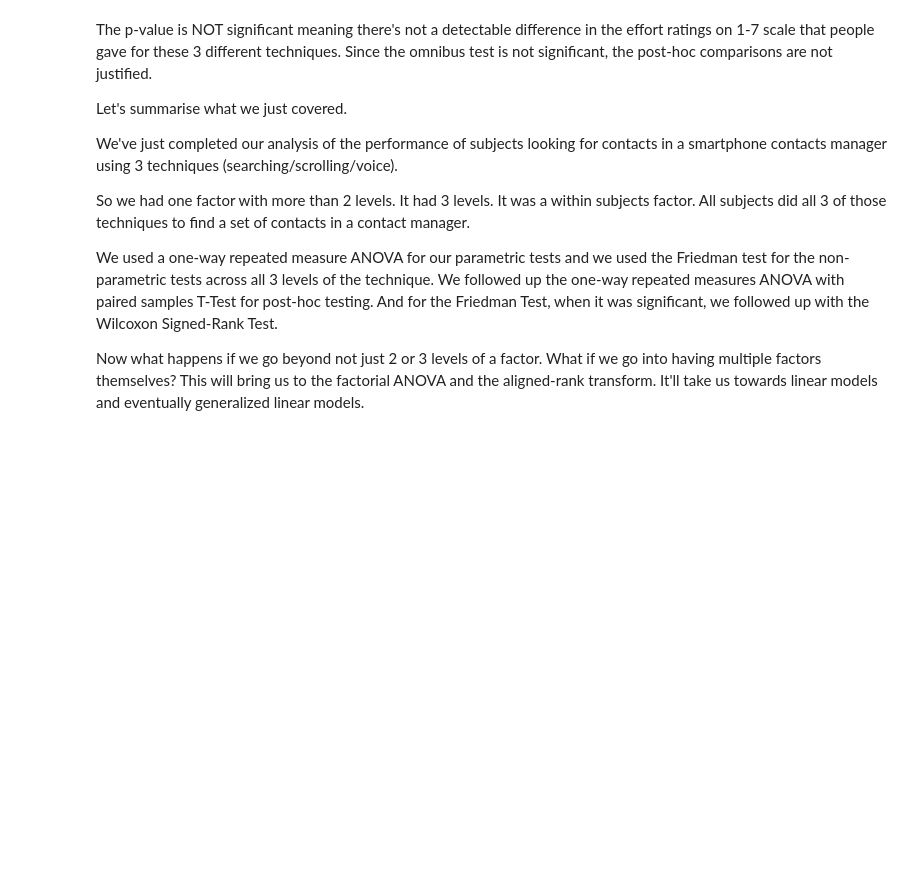
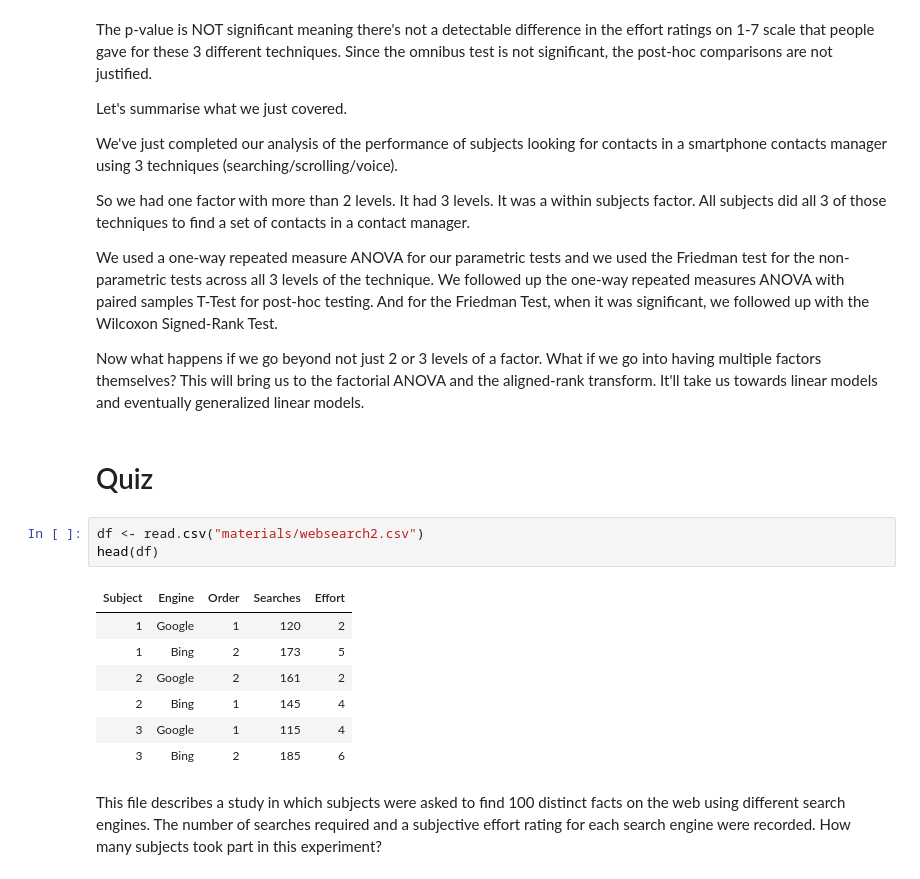
Before and after one commit to iamjz/R-Data, a Jupyter notebook: Designing, Running, and Analyzing Experiments/Week 06.ipynb, the cells around one changed output. Drawn from its saved outputs; the diff is of its cells as text; blank space fills up the shorter version.

```diff
--- a/Designing, Running, and Analyzing Experiments/Week 06.ipynb
+++ b/Designing, Running, and Analyzing Experiments/Week 06.ipynb
@@ -867,3 +867,18 @@ So we had one factor with more than 2 levels. It had 3 levels. It was a within s
 We used a one-way repeated measure ANOVA for our parametric tests and we used the Friedman test for the non-parametric tests across all 3 levels of the technique. We followed up the one-way repeated measures ANOVA with paired samples T-Test for post-hoc testing. And for the Friedman Test, when it was significant, we followed up with the Wilcoxon Signed-Rank Test.
 
 Now what happens if we go beyond not just 2 or 3 levels of a factor. What if we go into having multiple factors themselves? This will bring us to the factorial ANOVA and the aligned-rank transform. It'll take us towards linear models and eventually generalized linear models.
+# %% [markdown]
+# Quiz
+# %%
+df <- read.csv("materials/websearch2.csv")
+head(df)
+# %% [output]
+| Subject | Engine | Order | Searches | Effort |
+| 1 | Google | 1 | 120 | 2 |
+| 1 | Bing | 2 | 173 | 5 |
+| 2 | Google | 2 | 161 | 2 |
+| 2 | Bing | 1 | 145 | 4 |
+| 3 | Google | 1 | 115 | 4 |
+| 3 | Bing | 2 | 185 | 6 |
+# %% [markdown]
+This file describes a study in which subjects were asked to find 100 distinct facts on the web using different search engines. The number of searches required and a subjective effort rating for each search engine were recorded. How many subjects took part in this experiment?
```
Also changed, not shown: parts of 44 cells of this notebook.
